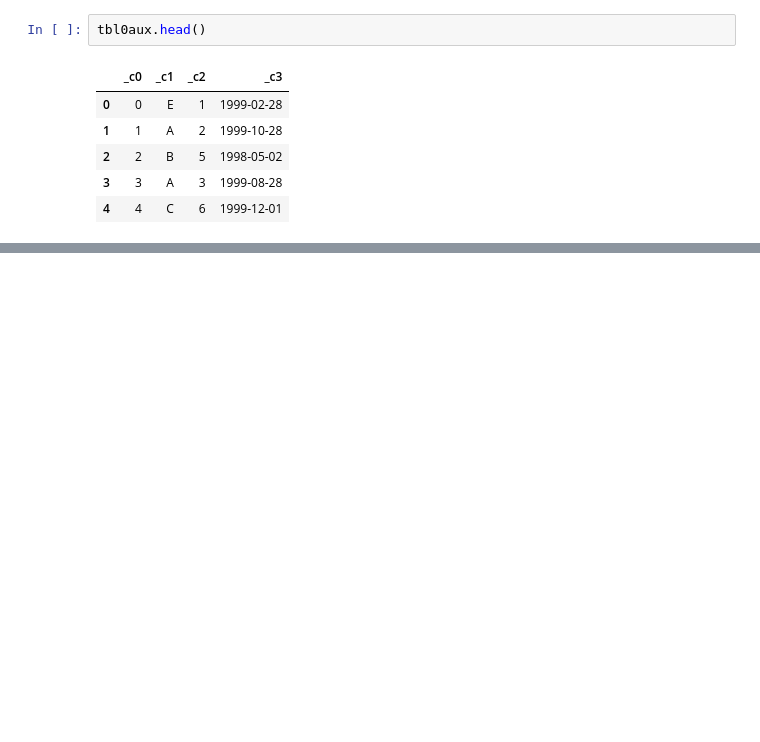
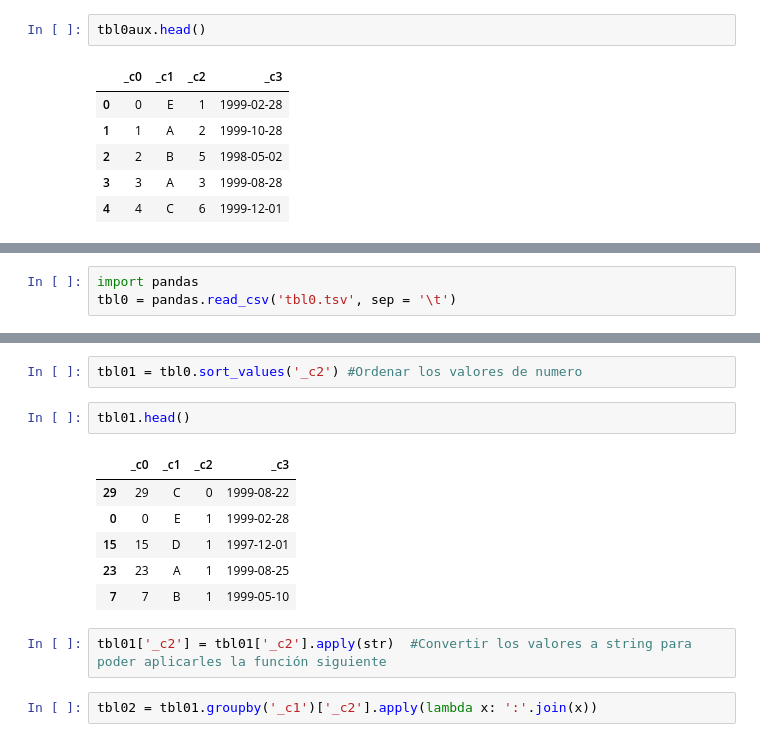
Before and after one commit to cda-2019-01/lab-programacion-pandas-snaranjoa, a Jupyter notebook: lab-programacion-pandas.ipynb, the cells around one changed output, grey strips where cells are left out. Drawn from its saved outputs; the diff is of its cells as text; blank space fills up the shorter version.

```diff
--- a/lab-programacion-pandas.ipynb
+++ b/lab-programacion-pandas.ipynb
@@ -275,0 +354,3 @@ pandas.core.series.Series
+# %%
+import pandas
+tbl0 = pandas.read_csv('tbl0.tsv', sep = '\t')
@@ -275,0 +366,15 @@ pandas.core.series.Series
+# %%
+tbl01 = tbl0.sort_values('_c2') #Ordenar los valores de numero
+# %%
+tbl01.head()
+# %% [output]
+|  | _c0 | _c1 | _c2 | _c3 |
+| 29 | 29 | C | 0 | 1999-08-22 |
+| 0 | 0 | E | 1 | 1999-02-28 |
+| 15 | 15 | D | 1 | 1997-12-01 |
+| 23 | 23 | A | 1 | 1999-08-25 |
+| 7 | 7 | B | 1 | 1999-05-10 |
+# %%
+tbl01['_c2'] = tbl01['_c2'].apply(str)  #Convertir los valores a string para poder aplicarles la función siguiente
+# %%
+tbl02 = tbl01.groupby('_c1')['_c2'].apply(lambda x: ':'.join(x))
```
Also changed, not shown: parts of 41 cells of this notebook, 8 other files.
